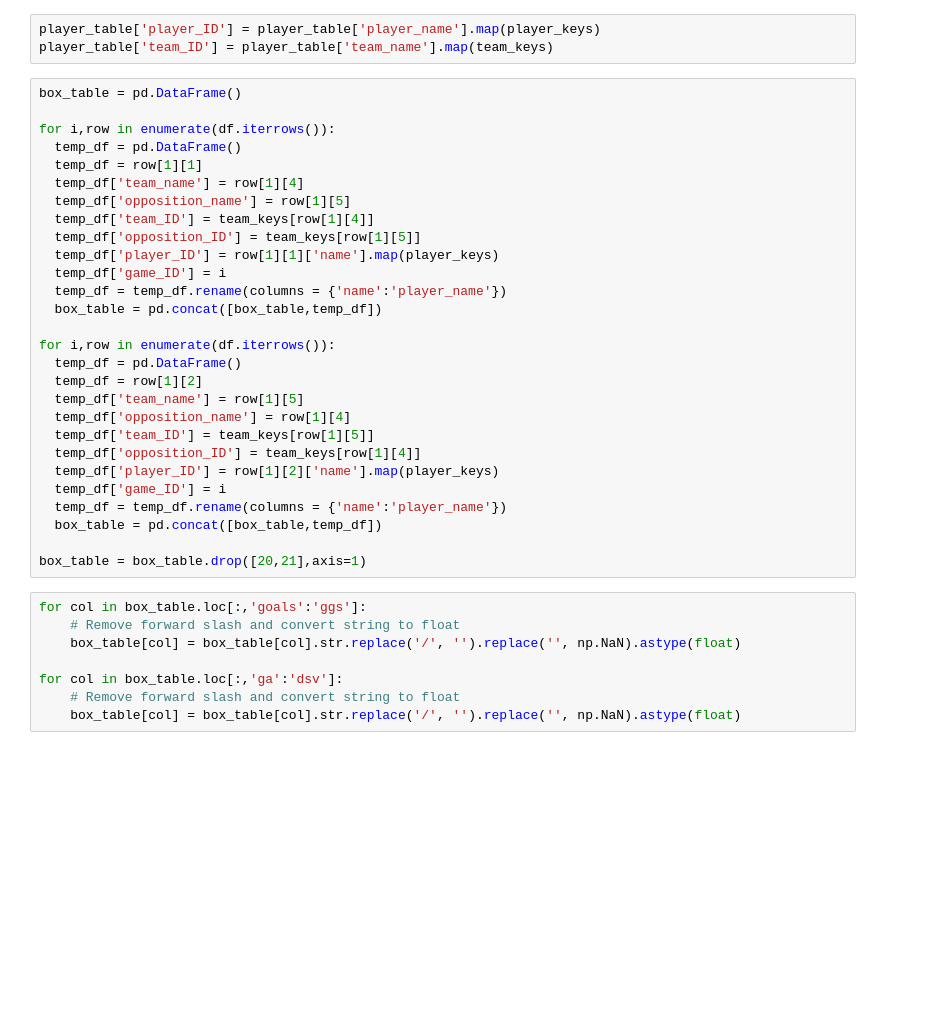
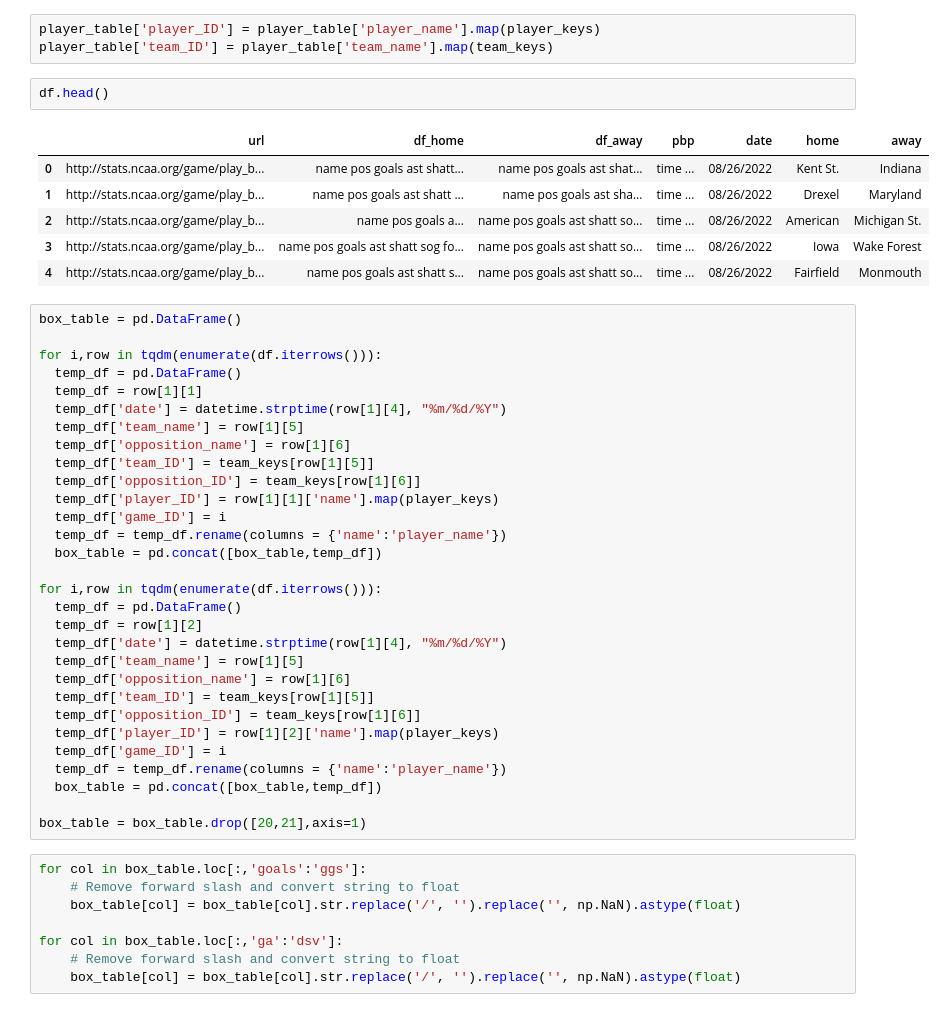
Before and after one commit to euanbrown247/NCAA-fh-project, a Jupyter notebook: NCAA_preprocessing.ipynb, the cells around one changed output. Drawn from its saved outputs; the diff is of its cells as text; blank space fills up the shorter version.

```diff
--- a/NCAA_preprocessing.ipynb
+++ b/NCAA_preprocessing.ipynb
@@ -113,28 +114,39 @@ player_table = pd.DataFrame(roster_data)
 # %%
 player_table['player_ID'] = player_table['player_name'].map(player_keys)
 player_table['team_ID'] = player_table['team_name'].map(team_keys)
+# %%
+df.head()
+# %% [output]
+|  | url | df_home | df_away | pbp | date | home | away |
+| 0 | http://stats.ncaa.org/game/play_b... | name pos goals ast shatt... | name pos goals ast shat... | time ... | 08/26/2022 | Kent St. | Indiana |
+| 1 | http://stats.ncaa.org/game/play_b... | name pos goals ast shatt ... | name pos goals ast sha... | time ... | 08/26/2022 | Drexel | Maryland |
+| 2 | http://stats.ncaa.org/game/play_b... | name pos goals a... | name pos goals ast shatt so... | time ... | 08/26/2022 | American | Michigan St. |
+| 3 | http://stats.ncaa.org/game/play_b... | name pos goals ast shatt sog fo... | name pos goals ast shatt so... | time ... | 08/26/2022 | Iowa | Wake Forest |
+| 4 | http://stats.ncaa.org/game/play_b... | name pos goals ast shatt s... | name pos goals ast shatt so... | time ... | 08/26/2022 | Fairfield | Monmouth |
 # %%
 box_table = pd.DataFrame()
 
-for i,row in enumerate(df.iterrows()):
+for i,row in tqdm(enumerate(df.iterrows())):
   temp_df = pd.DataFrame()
   temp_df = row[1][1]
-  temp_df['team_name'] = row[1][4]
-  temp_df['opposition_name'] = row[1][5]
-  temp_df['team_ID'] = team_keys[row[1][4]]
-  temp_df['opposition_ID'] = team_keys[row[1][5]]
+  temp_df['date'] = datetime.strptime(row[1][4], "%m/%d/%Y")
+  temp_df['team_name'] = row[1][5]
+  temp_df['opposition_name'] = row[1][6]
+  temp_df['team_ID'] = team_keys[row[1][5]]
+  temp_df['opposition_ID'] = team_keys[row[1][6]]
   temp_df['player_ID'] = row[1][1]['name'].map(player_keys)
   temp_df['game_ID'] = i
   temp_df = temp_df.rename(columns = {'name':'player_name'})
   box_table = pd.concat([box_table,temp_df])
 
-for i,row in enumerate(df.iterrows()):
+for i,row in tqdm(enumerate(df.iterrows())):
   temp_df = pd.DataFrame()
   temp_df = row[1][2]
+  temp_df['date'] = datetime.strptime(row[1][4], "%m/%d/%Y")
   temp_df['team_name'] = row[1][5]
-  temp_df['opposition_name'] = row[1][4]
+  temp_df['opposition_name'] = row[1][6]
   temp_df['team_ID'] = team_keys[row[1][5]]
-  temp_df['opposition_ID'] = team_keys[row[1][4]]
+  temp_df['opposition_ID'] = team_keys[row[1][6]]
   temp_df['player_ID'] = row[1][2]['name'].map(player_keys)
   temp_df['game_ID'] = i
   temp_df = temp_df.rename(columns = {'name':'player_name'})
```
Also changed, not shown: parts of 3 cells of this notebook, 4 other files.
